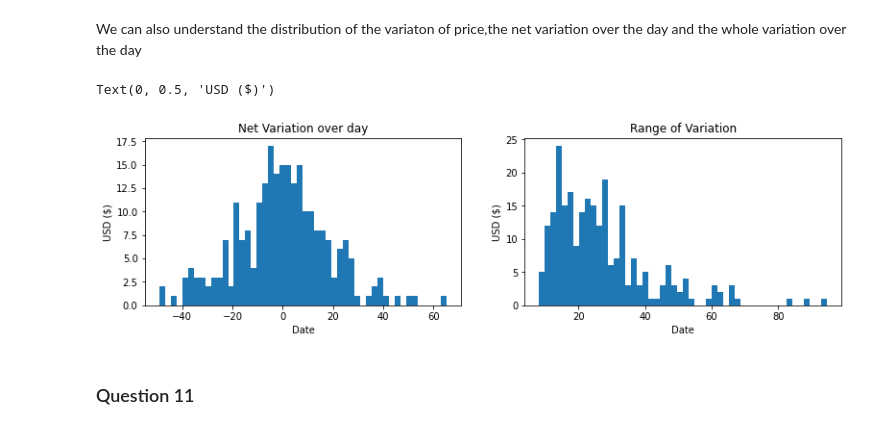
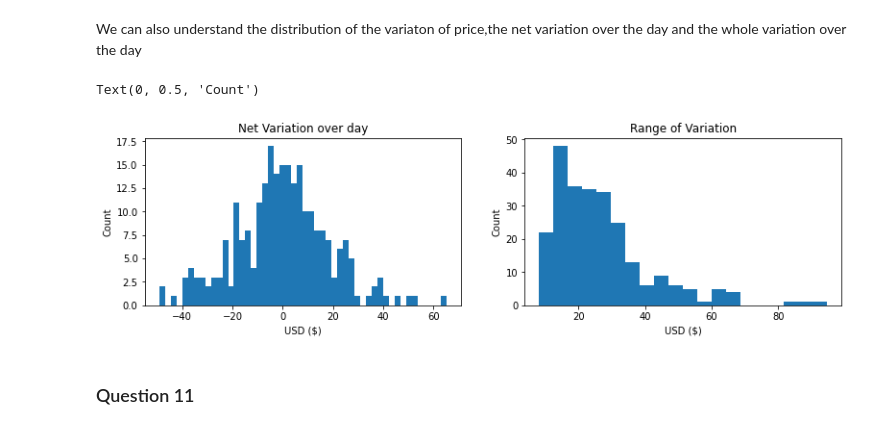
Before and after one commit to drestrepogiraldo/indu5000_case_3.2, a Jupyter notebook: indu5000_case_3.2.ipynb, the cells around one changed output. Cells and saved outputs as stored; diff of their text form; code cells hidden in the pictures.

```diff
--- a/indu5000_case_3.2.ipynb
+++ b/indu5000_case_3.2.ipynb
@@ -13,4 +13,4 @@ import matplotlib.pyplot as plt
 # %% [markdown]
 ## Data Import
 # %%
-data_tesla = pd.read_csv('/work/indu5000_case_3.1/Data/TSLA.csv',sep=',')
+data_tesla = pd.read_csv('/work/indu5000_case_3.2/Data/TSLA.csv',sep=',')
@@ -224,16 +244,16 @@ We can also understand the distribution of the variaton of price,the net variati
 # %%
 fig, (ax1, ax2) = plt.subplots(1, 2, figsize=(13, 3.2));
 ax1.hist(data_tesla['Net Variation over day'],bins=50);
 ax1.set_title('Net Variation over day');
-ax1.set_xlabel('Date')
-ax1.set_ylabel('USD ($)')
-ax2.hist(data_tesla['Range of Variation'],bins=50);
+ax1.set_xlabel('USD ($)')
+ax1.set_ylabel('Count')
+ax2.hist(data_tesla['Range of Variation'],bins=20);
 ax2.set_title('Range of Variation');
-ax2.set_xlabel('Date')
-ax2.set_ylabel('USD ($)')
+ax2.set_xlabel('USD ($)')
+ax2.set_ylabel('Count')
 # %% [output]
-Text(0, 0.5, 'USD ($)')
+Text(0, 0.5, 'Count')
-[figure, old version]
+[figure, new version]
 # %% [markdown]
 ### Question 11
 # %% [markdown]
```
Also changed, not shown: parts of 7 cells of this notebook.
